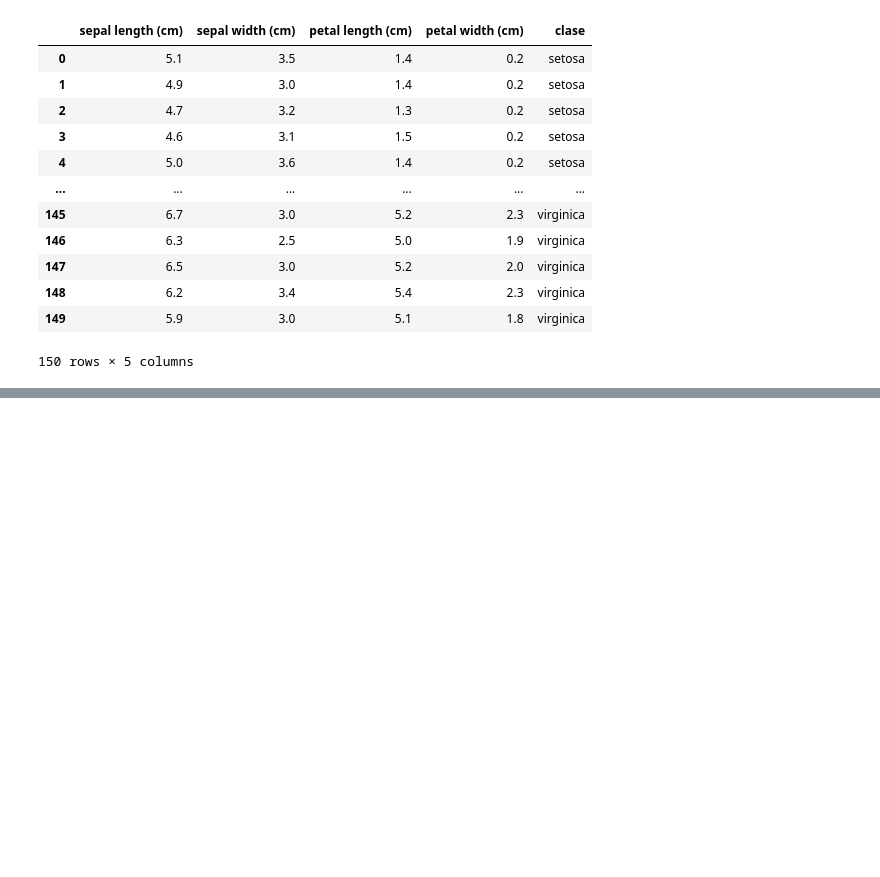
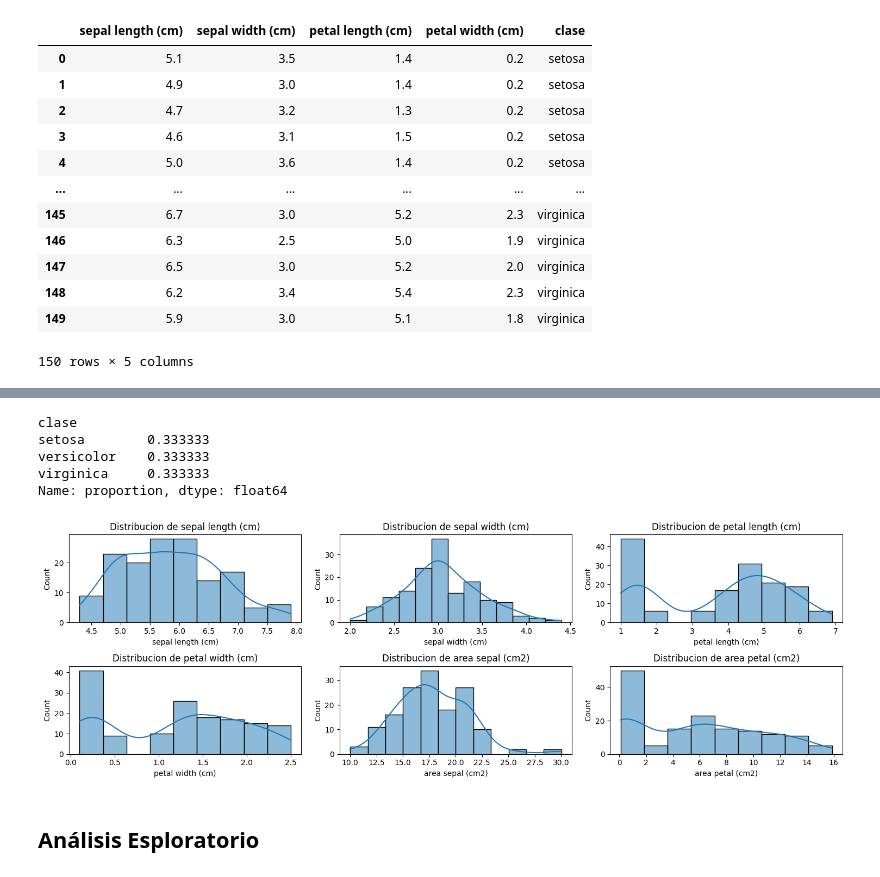
Before and after one commit to DenisiaPelu/DS102024, a Jupyter notebook: 2-DataAnalysis/10-EDA/Analisis_Datos_Iris_Deni.ipynb, the cells around one changed output, grey strips where cells are left out. Cells and saved outputs as stored; diff of their text form; code cells hidden in the pictures; blank space fills up the shorter version.

```diff
--- a/2-DataAnalysis/10-EDA/Analisis_Datos_Iris_Deni.ipynb
+++ b/2-DataAnalysis/10-EDA/Analisis_Datos_Iris_Deni.ipynb
@@ -109,0 +171,3 @@ df=pd.read_parquet('iris.paquet')
+# %%
+df['area sepal (cm2)']=df['sepal length (cm)']*df['sepal width (cm)']
+df['area petal (cm2)']=df['petal length (cm)']*df['petal width (cm)']
@@ -109,0 +246,22 @@ df=pd.read_parquet('iris.paquet')
+# %%
+df['clase'].value_counts(normalize=True)
+# %% [output]
+clase
+setosa        0.333333
+versicolor    0.333333
+virginica     0.333333
+Name: proportion, dtype: float64
+# %%
+plt.figure(figsize=(15,5))
+
+for i, coluna in enumerate(df.select_dtypes(include='number').columns):   #enumerate coge los indice
+    plt.subplot(2,3,i+1)
+    sns.histplot(data=df,x=coluna, kde=True)
+    plt.title(f'Distribucion de {coluna}')
+
+plt.tight_layout()
+plt.show();
+# %% [output]
+[figure, added]
+# %% [markdown]
+## Análisis Esploratorio
```
Also changed, not shown: parts of 32 cells of this notebook.
